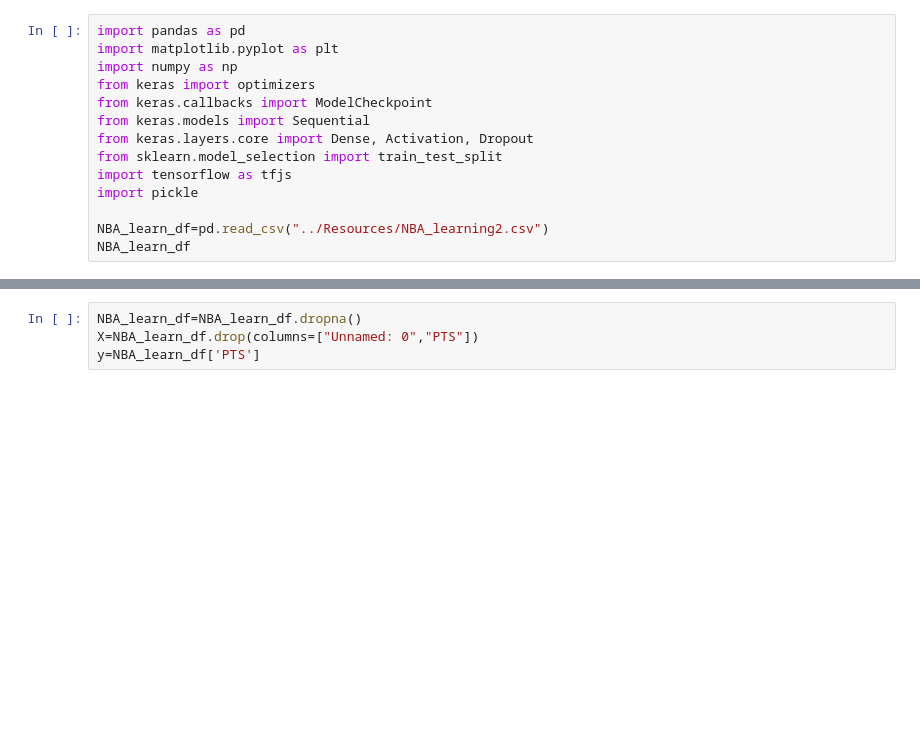
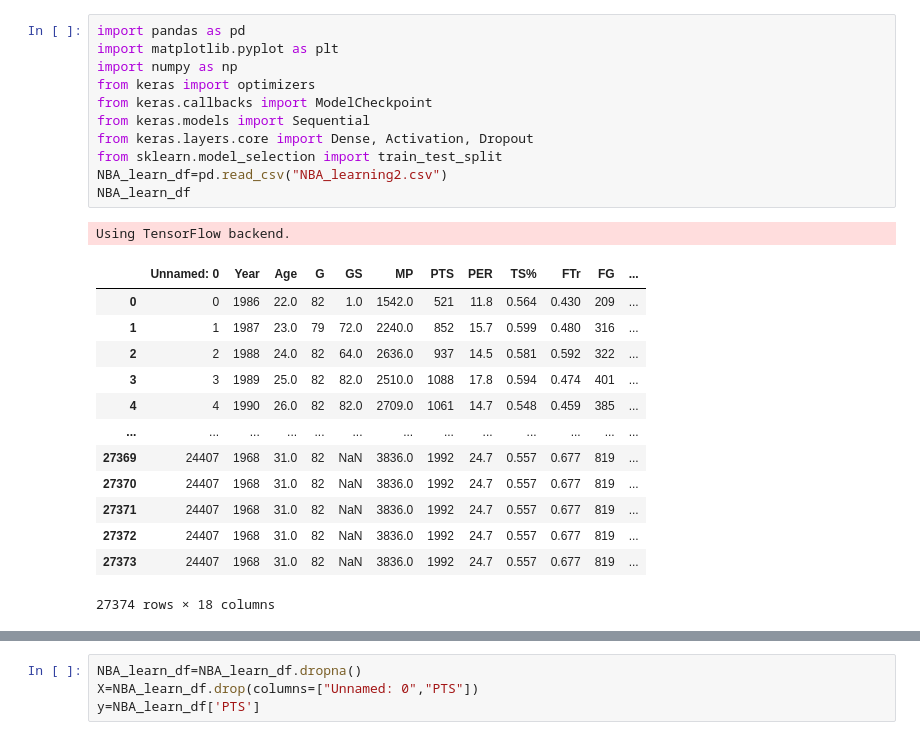
Before and after one commit to Monica-mcm/NBA_Final_Project, a Jupyter notebook: ML_Process/NN_Work.ipynb, the cells around one changed output, grey strips where cells are left out. Saved outputs shown, nothing was run; the diff lists cells and outputs as text; blank space fills up the shorter version.

```diff
--- a/ML_Process/NN_Work.ipynb
+++ b/ML_Process/NN_Work.ipynb
@@ -1,16 +1,28 @@
 # %%
 import pandas as pd
 import matplotlib.pyplot as plt
 import numpy as np
 from keras import optimizers
 from keras.callbacks import ModelCheckpoint
 from keras.models import Sequential
 from keras.layers.core import Dense, Activation, Dropout
 from sklearn.model_selection import train_test_split
-import tensorflow as tfjs
-import pickle
-
-NBA_learn_df=pd.read_csv("../Resources/NBA_learning2.csv")
+NBA_learn_df=pd.read_csv("NBA_learning2.csv")
 NBA_learn_df
+# %% [output]
+Using TensorFlow backend.
+|  | Unnamed: 0 | Year | Age | G | GS | MP | PTS | PER | TS% | FTr | FG | ... |
+| 0 | 0 | 1986 | 22.0 | 82 | 1.0 | 1542.0 | 521 | 11.8 | 0.564 | 0.430 | 209 | ... |
+| 1 | 1 | 1987 | 23.0 | 79 | 72.0 | 2240.0 | 852 | 15.7 | 0.599 | 0.480 | 316 | ... |
+| 2 | 2 | 1988 | 24.0 | 82 | 64.0 | 2636.0 | 937 | 14.5 | 0.581 | 0.592 | 322 | ... |
+| 3 | 3 | 1989 | 25.0 | 82 | 82.0 | 2510.0 | 1088 | 17.8 | 0.594 | 0.474 | 401 | ... |
+| 4 | 4 | 1990 | 26.0 | 82 | 82.0 | 2709.0 | 1061 | 14.7 | 0.548 | 0.459 | 385 | ... |
+| ... | ... | ... | ... | ... | ... | ... | ... | ... | ... | ... | ... | ... |
+| 27369 | 24407 | 1968 | 31.0 | 82 | NaN | 3836.0 | 1992 | 24.7 | 0.557 | 0.677 | 819 | ... |
+| 27370 | 24407 | 1968 | 31.0 | 82 | NaN | 3836.0 | 1992 | 24.7 | 0.557 | 0.677 | 819 | ... |
+| 27371 | 24407 | 1968 | 31.0 | 82 | NaN | 3836.0 | 1992 | 24.7 | 0.557 | 0.677 | 819 | ... |
+| 27372 | 24407 | 1968 | 31.0 | 82 | NaN | 3836.0 | 1992 | 24.7 | 0.557 | 0.677 | 819 | ... |
+| 27373 | 24407 | 1968 | 31.0 | 82 | NaN | 3836.0 | 1992 | 24.7 | 0.557 | 0.677 | 819 | ... |
+27374 rows × 18 columns
 # %%
 NBA_learn_df.sample(frac=1).reset_index(drop=True)
```
Also changed, not shown: parts of 17 cells of this notebook, 6 other files.
